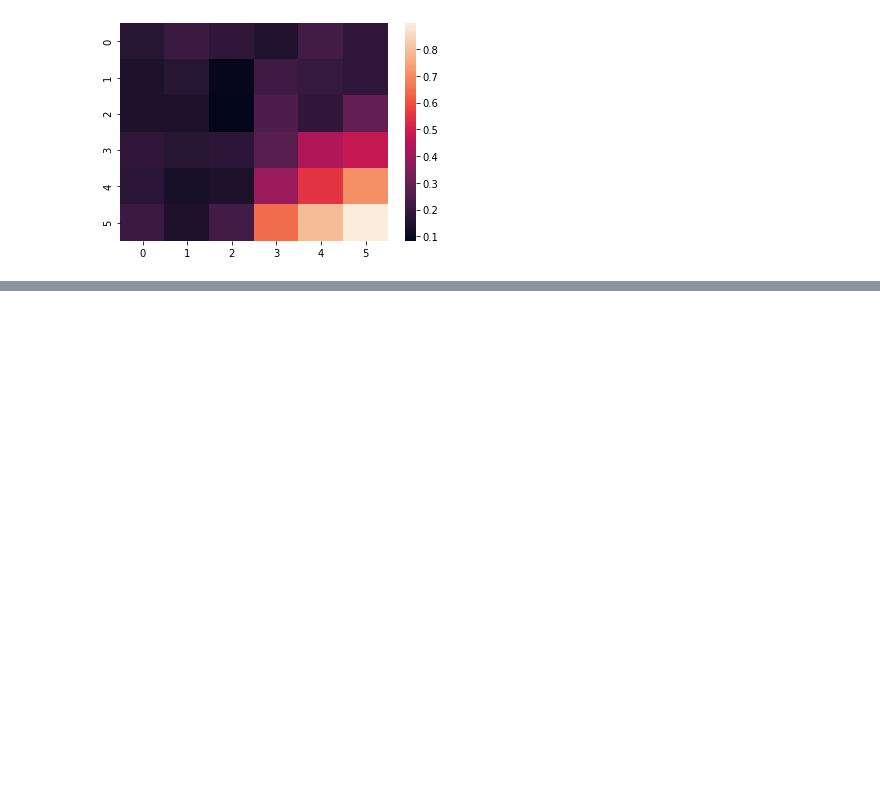
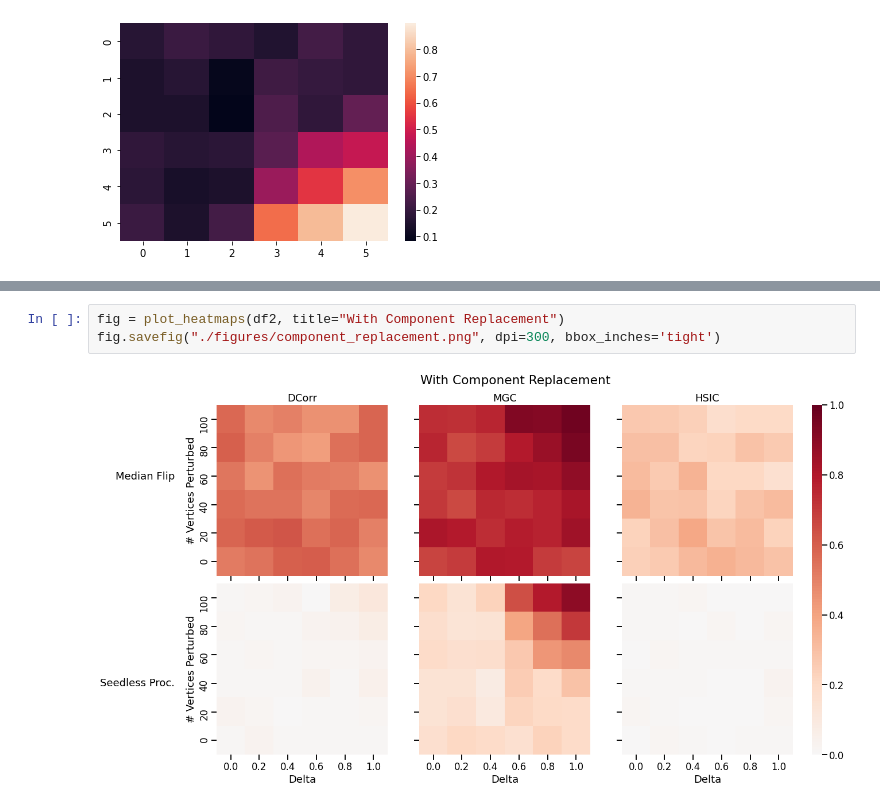
Before and after one commit to neurodata/j1c-experiments, a Jupyter notebook: ldt/synthetic.ipynb, the cells around one changed output, grey strips where cells are left out. Saved outputs shown, nothing was run; the diff lists cells and outputs as text; blank space fills up the shorter version.

```diff
--- a/ldt/synthetic.ipynb
+++ b/ldt/synthetic.ipynb
@@ -287,0 +332,5 @@ sns.heatmap(df2.mgc_seedless.values.reshape(6, 6))
+# %%
+fig = plot_heatmaps(df2, title="With Component Replacement")
+fig.savefig("./figures/component_replacement.png", dpi=300, bbox_inches='tight')
+# %% [output]
+[figure, added]
```
Also changed, not shown: parts of 5 cells of this notebook, 1 other file.
